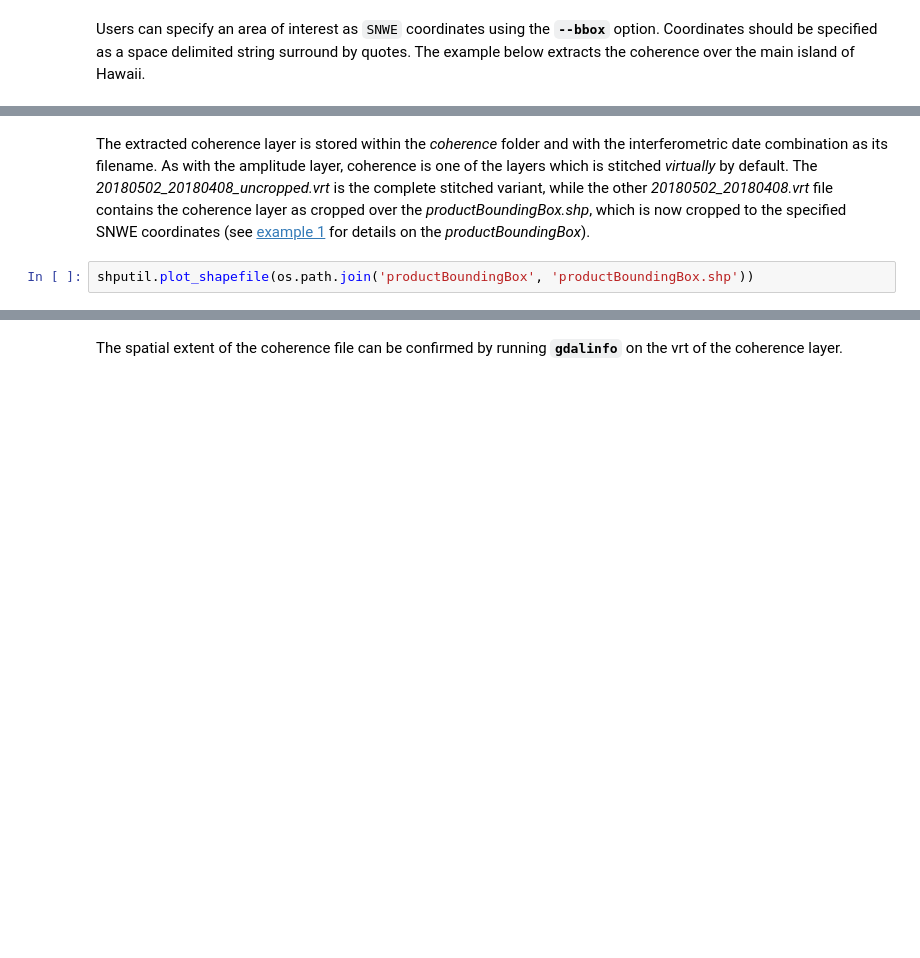
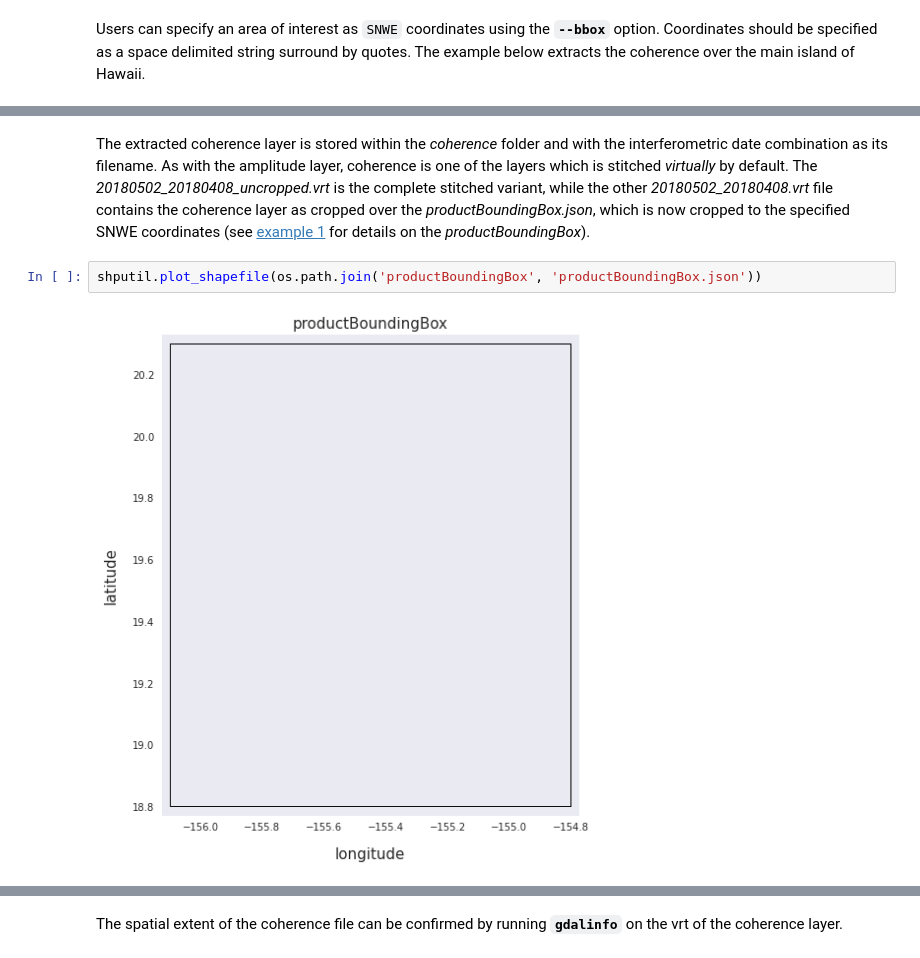
Before and after one commit to aria-tools/ARIA-tools-docs, a Jupyter notebook: JupyterDocs/ariaExtract/ariaExtract_tutorial.ipynb, the cells around one changed output, grey strips where cells are left out. Drawn from its saved outputs; the diff is of its cells as text; blank space fills up the shorter version.

```diff
--- a/JupyterDocs/ariaExtract/ariaExtract_tutorial.ipynb
+++ b/JupyterDocs/ariaExtract/ariaExtract_tutorial.ipynb
@@ -390,6 +457,8 @@ Users can specify an area of interest as `SNWE` coordinates using the **`--bbox`
 # %% [markdown]
-The extracted coherence layer is stored within the *coherence* folder and with the interferometric date combination as its filename. As with the amplitude layer, coherence is one of the layers which is stitched *virtually* by default. The *20180502_20180408_uncropped.vrt* is the complete stitched variant, while the other *20180502_20180408.vrt* file contains the coherence layer as cropped over the *productBoundingBox.shp*, which is now cropped to the specified SNWE coordinates (see [example 1](#example_1) for details on the *productBoundingBox*).
+The extracted coherence layer is stored within the *coherence* folder and with the interferometric date combination as its filename. As with the amplitude layer, coherence is one of the layers which is stitched *virtually* by default. The *20180502_20180408_uncropped.vrt* is the complete stitched variant, while the other *20180502_20180408.vrt* file contains the coherence layer as cropped over the *productBoundingBox.json*, which is now cropped to the specified SNWE coordinates (see [example 1](#example_1) for details on the *productBoundingBox*).
 # %%
-shputil.plot_shapefile(os.path.join('productBoundingBox', 'productBoundingBox.shp'))
+shputil.plot_shapefile(os.path.join('productBoundingBox', 'productBoundingBox.json'))
+# %% [output]
+[figure, added]
 # %%
 !ls coherence
```
Also changed, not shown: parts of 43 cells of this notebook, 9 other files.
